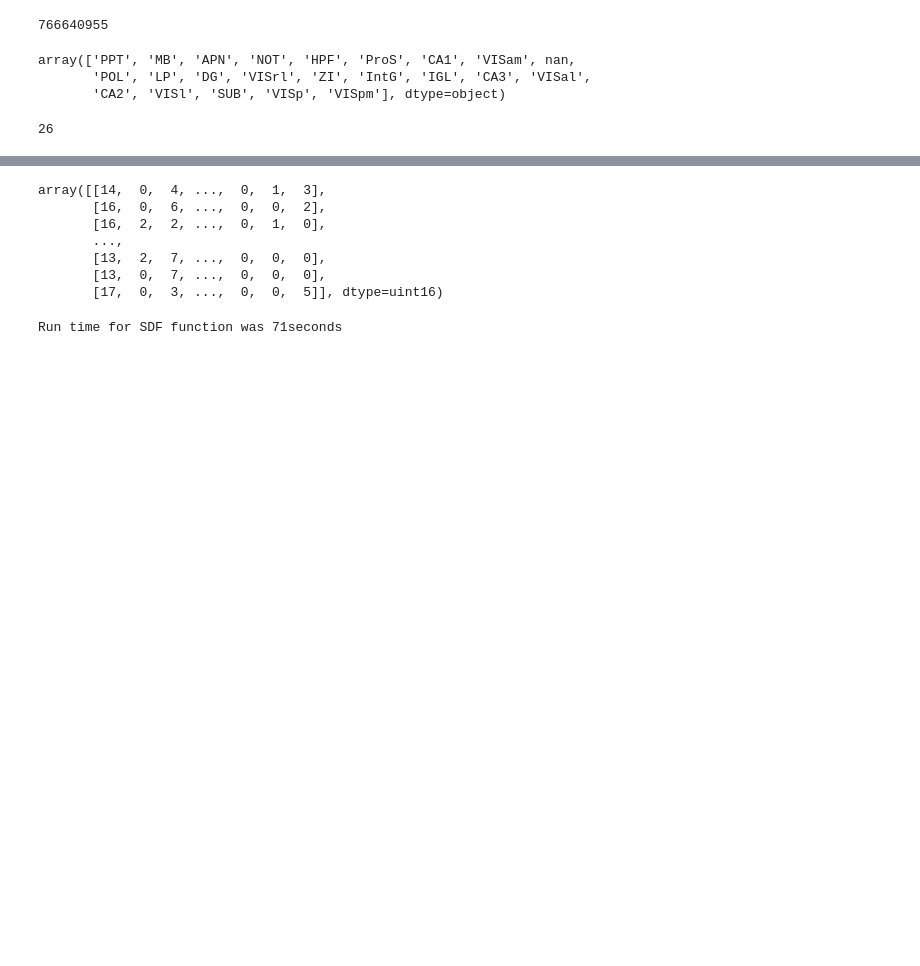
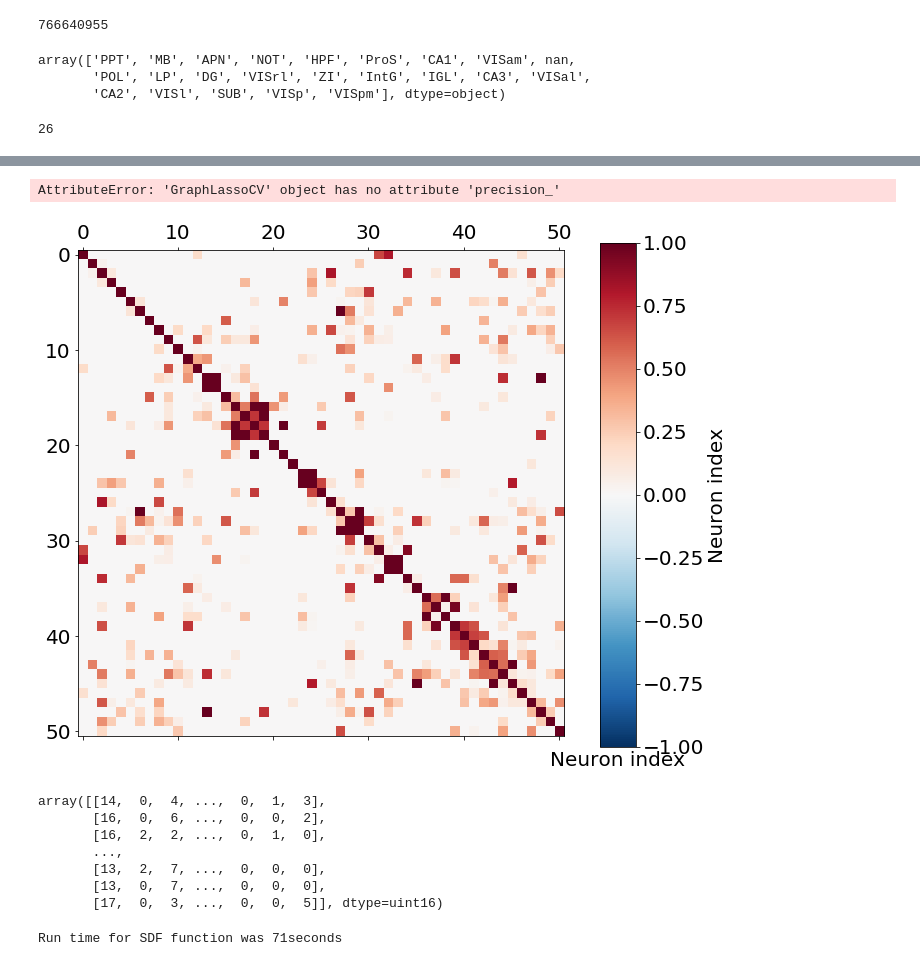
Before and after one commit to m-nolan/asdk-net, a Jupyter notebook: AIBS_Ephys_Data_Load.ipynb, the cells around one changed output, grey strips where cells are left out. Cells and saved outputs as stored; diff of their text form; code cells hidden in the pictures; blank space fills up the shorter version.

```diff
--- a/AIBS_Ephys_Data_Load.ipynb
+++ b/AIBS_Ephys_Data_Load.ipynb
@@ -121,0 +127,7 @@ for i, stim_label in enumerate(stim_label_list):
+# %%
+import networkx as nx
+from sklearn.covariance import GraphLassoCV
+model = GraphLassoCV()
+model.fit(X['drifting_gratings_contrast'][0,:,:].T)
+cov_ = model.covariance_
+prec_ = model.precision_
@@ -121,0 +150,8 @@ for i, stim_label in enumerate(stim_label_list):
+# %%
+model.get_precision
+# %% [output]
+AttributeError: 'GraphLassoCV' object has no attribute 'precision_'
+# %%
+plot_matrix(100*np.abs(prec_),'aibs','ggm')
+# %% [output]
+[figure, added]
```
Also changed, not shown: parts of 14 cells of this notebook.
